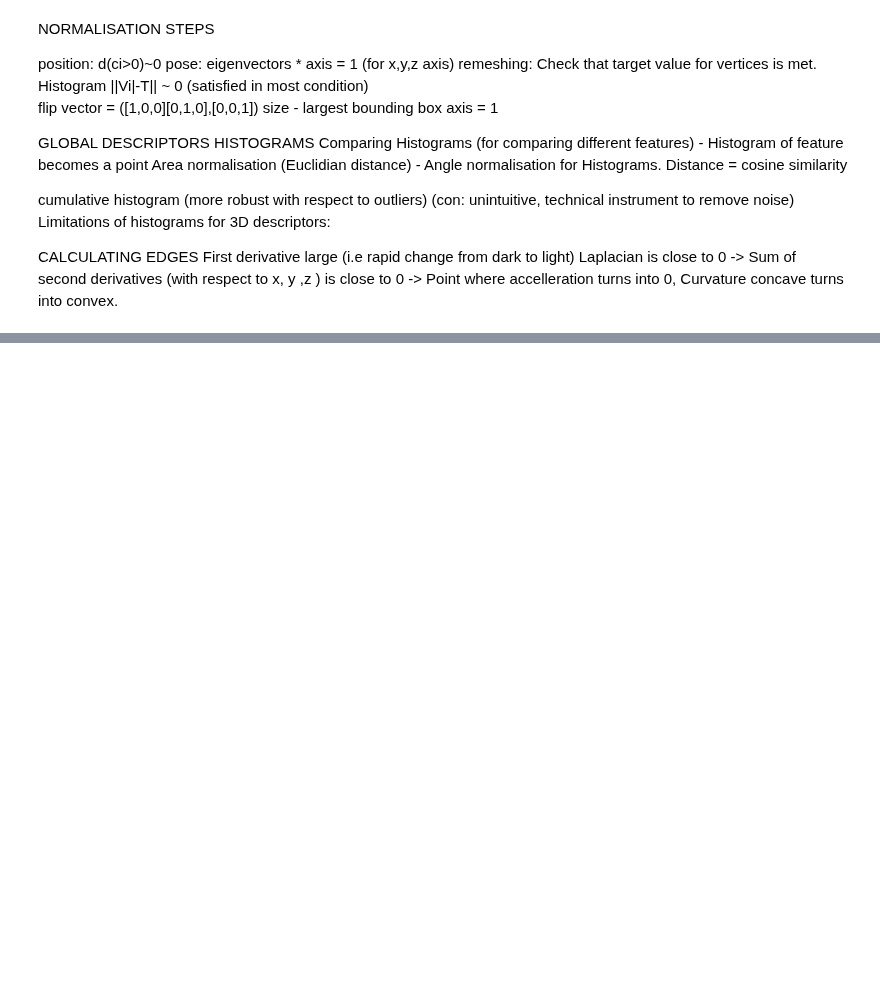
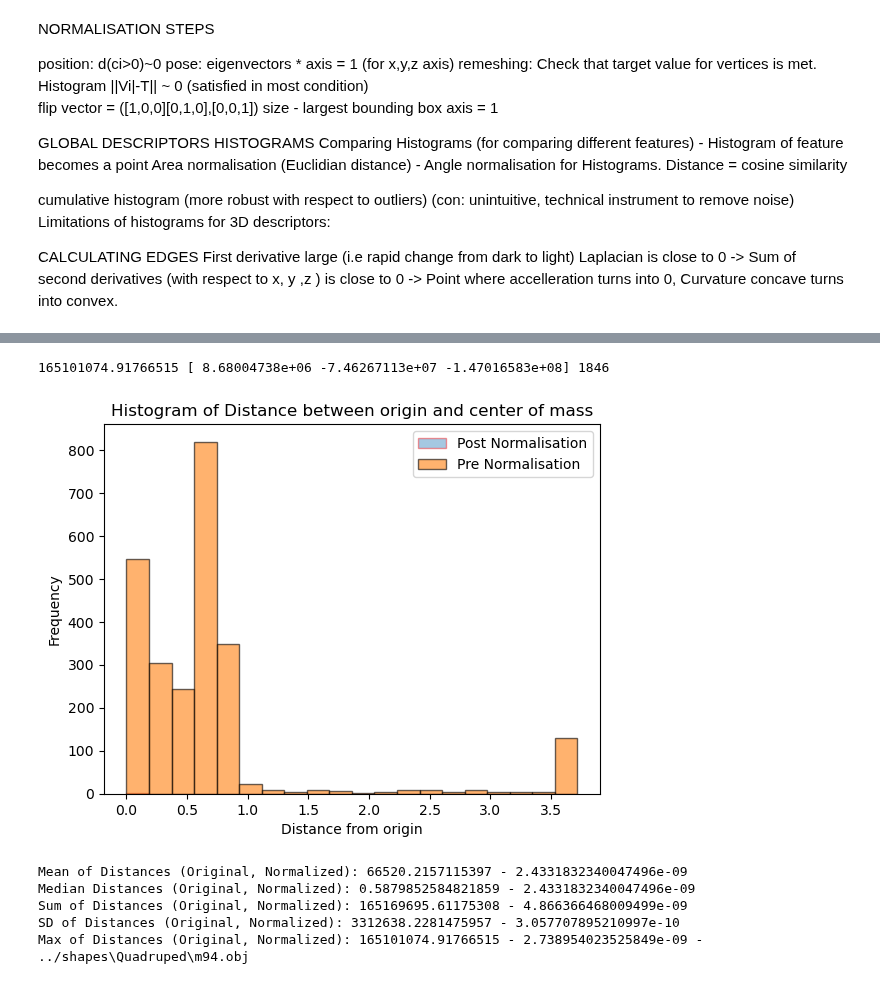
Before and after one commit to maria-raluca-st/INFOMR-final-project, a Jupyter notebook: mmdbs/preprocessing.ipynb, the cells around one changed output, grey strips where cells are left out. Cells and saved outputs as stored; diff of their text form; code cells hidden in the pictures; blank space fills up the shorter version.

Commit message:
clipped outliers for display

```diff
--- a/mmdbs/preprocessing.ipynb
+++ b/mmdbs/preprocessing.ipynb
@@ -478,0 +305,16 @@ get_eigenvectors(vertices)
+# %%
+def euclidean_distances(list1, list2=None):
+    distances = []
+    if(list2==None):
+        matrix = np.array([list(map(float, x.replace('[', '').replace(']', '').split())) for x in list1])
+        distances = np.linalg.norm(matrix,axis=1)
+    else:
+        for point1, point2 in zip(list1, list2):
+            # Convert points to NumPy arrays for easier calculations
+            p1 = np.array(point1)
+            p2 = np.array(point2)
+            # Calculate Euclidean distance
+            distance = np.linalg.norm(p1 - p2)
+            distances.append(distance)
+
+    return distances
@@ -478,0 +408,43 @@ get_eigenvectors(vertices)
+# %%
+origDF = pd.read_csv("metadata.csv")
+normDF = pd.read_csv("normMetadata.csv")
+# %%
+#SHOW THAT POSITION NORMALISATION WORKED
+
+origDist = euclidean_distances(origDF["CenterOfMass"])
+normDist = euclidean_distances(normDF["CenterOfMass"])
+
+quantile = np.quantile(origDist,0.95)
+#Get Outliers
+maxind = np.argmax(origDist)
+minind = np.argmin(normDist)
+
+print(origDist[maxind],origDF["CenterOfMass"][maxind],maxind)
+
+plt.hist(np.clip(normDist, 0, quantile), bins=20, edgecolor='red',alpha=0.4,label='Post Normalisation',range=[0, quantile])
+plt.hist(np.clip(origDist, 0, quantile), bins=20, edgecolor='black',alpha=0.6,label='Pre Normalisation', range=[0, quantile])
+plt.legend()
+
+# Adding labels and title
+plt.xlabel('Distance from origin')
+plt.ylabel('Frequency')
+plt.title('Histogram of Distance between origin and center of mass')
+
+# Display the histogram
+plt.show()
+
+
+print(f"Mean of Distances (Original, Normalized): {np.mean(origDist)} - {np.mean(normDist)}")
+print(f"Median Distances (Original, Normalized): {np.median(origDist)} - {np.median(normDist)}")
+
+print(f"Sum of Distances (Original, Normalized): {np.sum(origDist)} - {np.sum(normDist)}")
+print(f"SD of Distances (Original, Normalized): {np.std(origDist)} - {np.std(normDist)}")
+print(f"Max of Distances (Original, Normalized): {np.max(origDist)} - {np.max(normDist)} - {origDF.iloc[maxind]['Path']}")
+# %% [output]
+165101074.91766515 [ 8.68004738e+06 -7.46267113e+07 -1.47016583e+08] 1846
+[figure, added]
+Mean of Distances (Original, Normalized): 66520.2157115397 - 2.4331832340047496e-09
+Median Distances (Original, Normalized): 0.5879852584821859 - 2.4331832340047496e-09
+Sum of Distances (Original, Normalized): 165169695.61175308 - 4.866366468009499e-09
+SD of Distances (Original, Normalized): 3312638.2281475957 - 3.057707895210997e-10
+Max of Distances (Original, Normalized): 165101074.91766515 - 2.738954023525849e-09 - ../shapes\Quadruped\m94.obj
```
Also changed, not shown: parts of 11 cells of this notebook.
